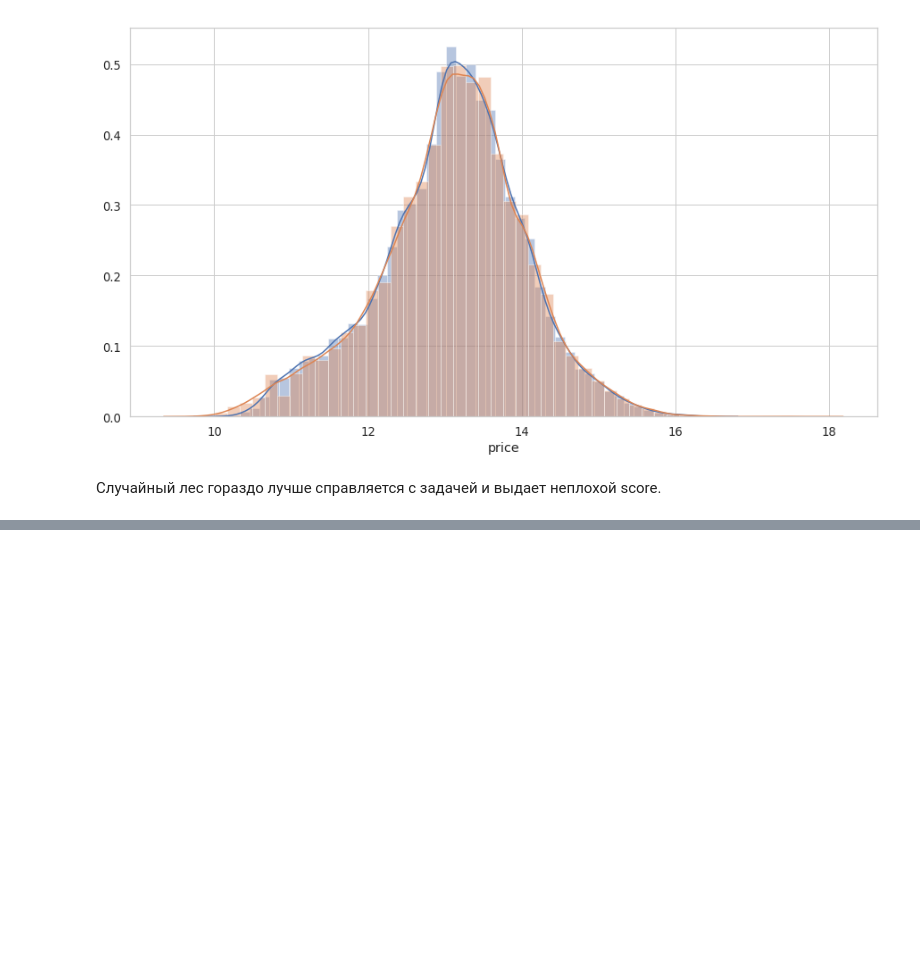
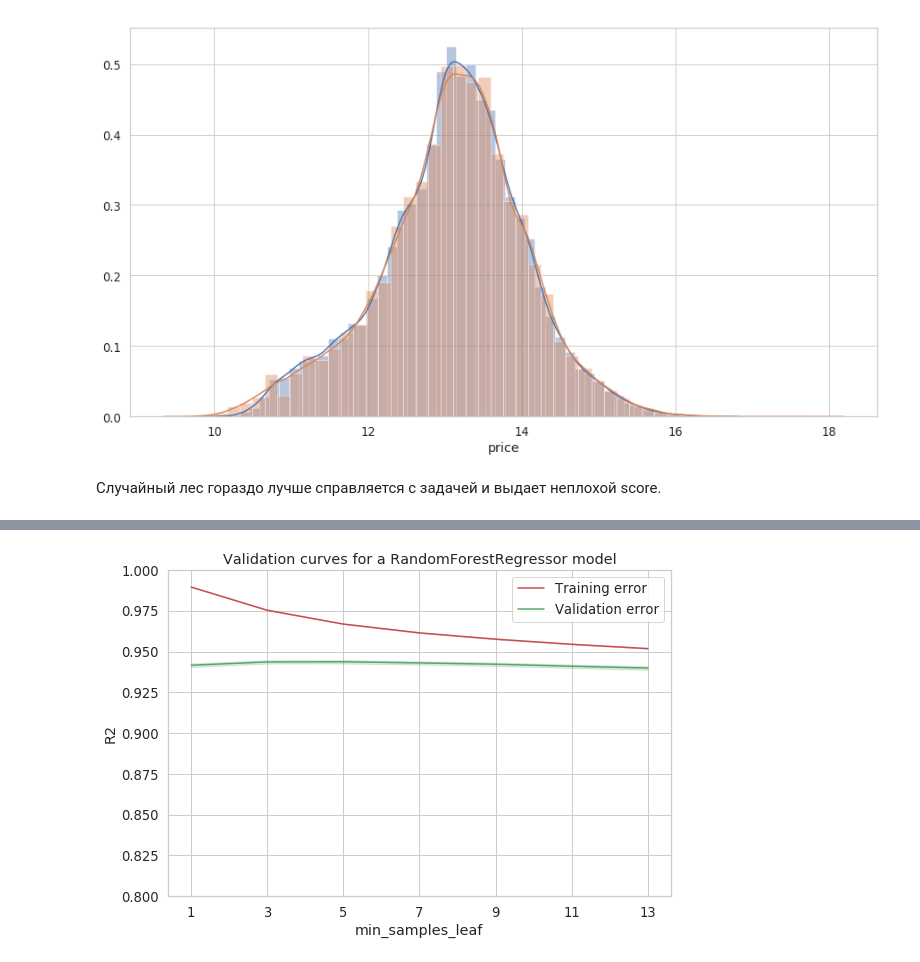
Before and after one commit to Curiosady/Learning-Projects, a Jupyter notebook: Auto.ru Car Price Prediction/main.ipynb, the cells around one changed output, grey strips where cells are left out. Cells and saved outputs as stored; diff of their text form; code cells hidden in the pictures; blank space fills up the shorter version.

```diff
--- a/Auto.ru Car Price Prediction/main.ipynb
+++ b/Auto.ru Car Price Prediction/main.ipynb
@@ -510,0 +669,5 @@ sns.distplot(y_test);
+# %%
+%%time
+valid_curves_plot(hyperparam='min_samples_leaf', param_range=[1, 3, 5, 7, 9, 11, 13])
+# %% [output]
+[figure, added]
```
Also changed, not shown: parts of 40 cells of this notebook.
